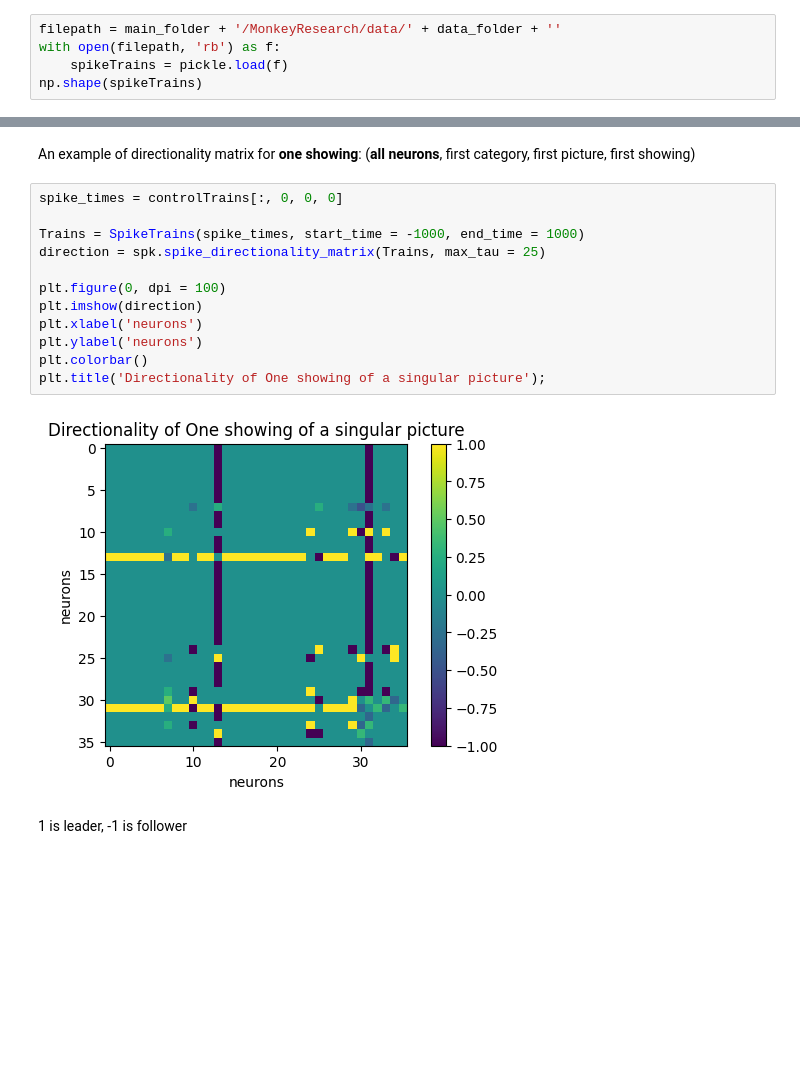
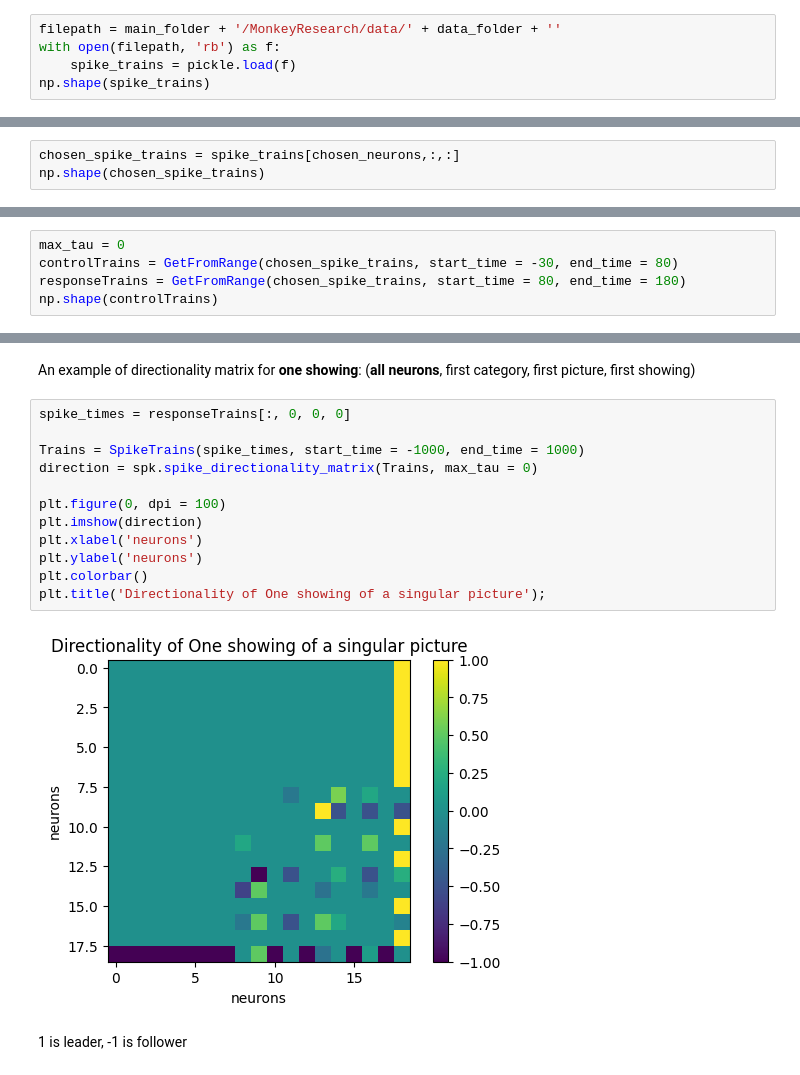
Before and after one commit to ta3map/MonkeyResearch, a Jupyter notebook: MonkeyResearch.ipynb, the cells around one changed output, grey strips where cells are left out. Cells and saved outputs as stored; diff of their text form; blank space fills up the shorter version.

```diff
--- a/MonkeyResearch.ipynb
+++ b/MonkeyResearch.ipynb
@@ -76,8 +83,8 @@ neurons_number = len(protocol)
 # %%
 filepath = main_folder + '/MonkeyResearch/data/' + data_folder + ''
 with open(filepath, 'rb') as f:
-    spikeTrains = pickle.load(f)
-np.shape(spikeTrains)
+    spike_trains = pickle.load(f)
+np.shape(spike_trains)
 # %% [output]
 (36, 8, 15, 20)
 # %% [markdown]
@@ -96,0 +106,3 @@ np.shape(spikeTrains)
+# %%
+chosen_spike_trains = spike_trains[chosen_neurons,:,:]
+np.shape(chosen_spike_trains)
@@ -145,0 +157,5 @@ responseTrains = GetFromRange(spikeTrains, start_time = 100, end_time = 200)
+# %%
+max_tau = 0
+controlTrains = GetFromRange(chosen_spike_trains, start_time = -30, end_time = 80)
+responseTrains = GetFromRange(chosen_spike_trains, start_time = 80, end_time = 180)
+np.shape(controlTrains)
@@ -149,19 +167,19 @@ responseTrains = GetFromRange(spikeTrains, start_time = 100, end_time = 200)
 An example of directionality matrix for **one showing**:
 (**all neurons**, first category, first picture, first showing)
 # %%
-spike_times = controlTrains[:, 0, 0, 0]
+spike_times = responseTrains[:, 0, 0, 0]
 
 Trains = SpikeTrains(spike_times, start_time = -1000, end_time = 1000)
-direction = spk.spike_directionality_matrix(Trains, max_tau = 25)
+direction = spk.spike_directionality_matrix(Trains, max_tau = 0)
 
 plt.figure(0, dpi = 100)
 plt.imshow(direction)
 plt.xlabel('neurons')
 plt.ylabel('neurons')
 plt.colorbar()
 plt.title('Directionality of One showing of a singular picture');
 # %% [output]
-[figure, old version]
+[figure, new version]
 # %% [markdown]
 1 is leader, -1 is follower
 # %% [markdown]
```
Also changed, not shown: parts of 22 cells of this notebook.
